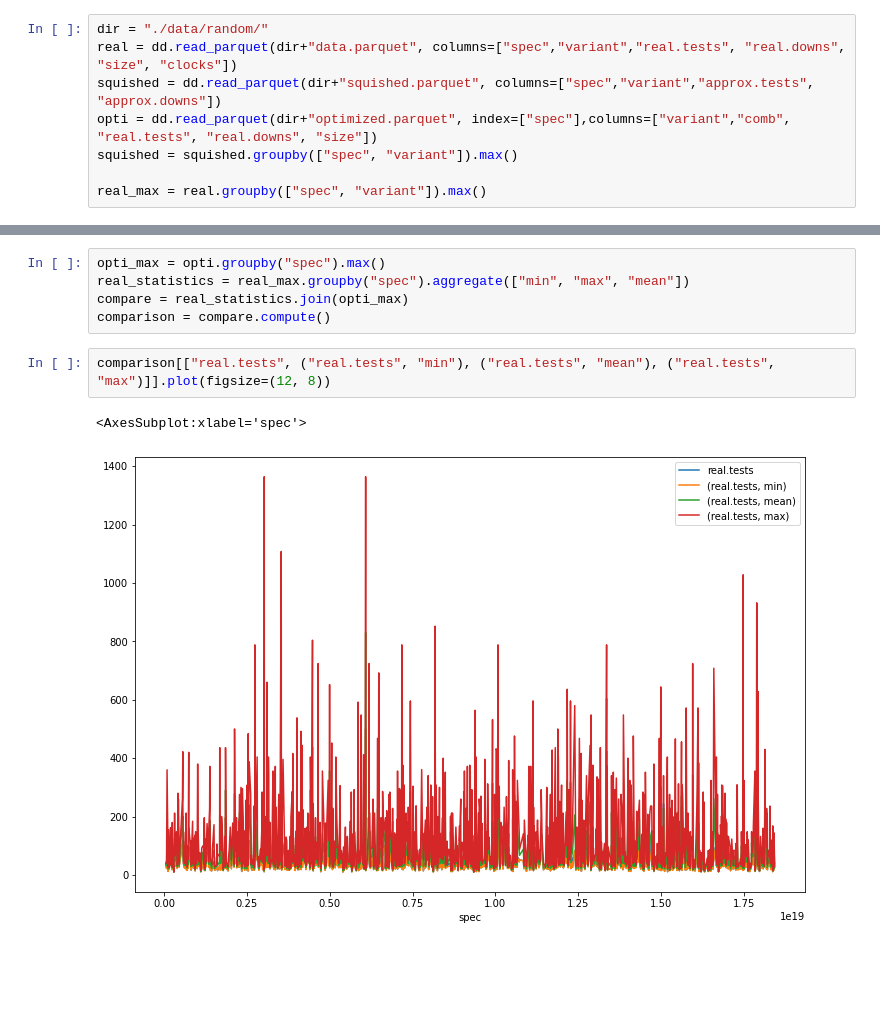
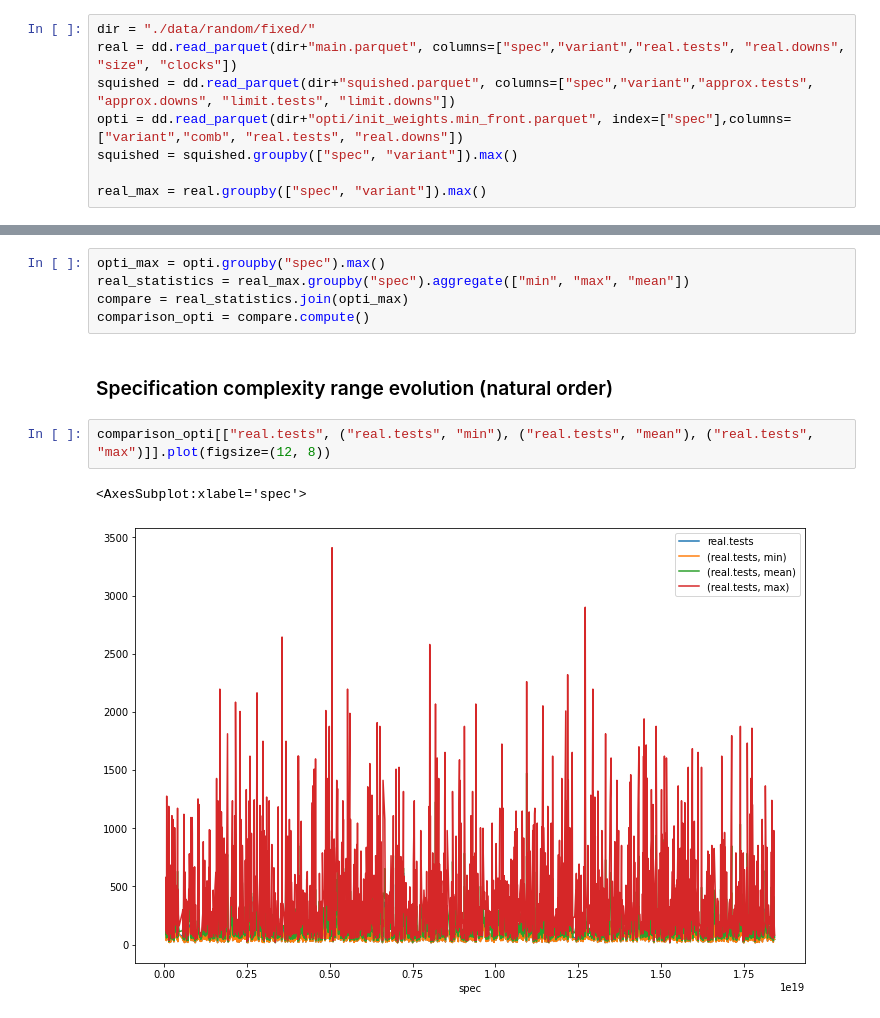
Before and after one commit to PaulRaUnite/ccsl-rs, a Jupyter notebook: plotter/comparison.ipynb, the cells around one changed output, grey strips where cells are left out. Cells and saved outputs as stored; diff of their text form; blank space fills up the shorter version.

```diff
--- a/plotter/comparison.ipynb
+++ b/plotter/comparison.ipynb
@@ -3,10 +6,10 @@ import dask.dataframe as dd
 from IPython.core.interactiveshell import InteractiveShell
 InteractiveShell.ast_node_interactivity = "all"
 # %%
-dir = "./data/random/"
-real = dd.read_parquet(dir+"data.parquet", columns=["spec","variant","real.tests", "real.downs", "size", "clocks"])
-squished = dd.read_parquet(dir+"squished.parquet", columns=["spec","variant","approx.tests", "approx.downs"])
-opti = dd.read_parquet(dir+"optimized.parquet", index=["spec"],columns=["variant","comb", "real.tests", "real.downs", "size"])
+dir = "./data/random/fixed/"
+real = dd.read_parquet(dir+"main.parquet", columns=["spec","variant","real.tests", "real.downs", "size", "clocks"])
+squished = dd.read_parquet(dir+"squished.parquet", columns=["spec","variant","approx.tests", "approx.downs", "limit.tests", "limit.downs"])
+opti = dd.read_parquet(dir+"opti/init_weights.min_front.parquet", index=["spec"],columns=["variant","comb", "real.tests", "real.downs"])
 squished = squished.groupby(["spec", "variant"]).max()
 
 real_max = real.groupby(["spec", "variant"]).max()
@@ -27,9 +52,11 @@ comparison_squished = comparison_squished.sort_values("clocks")
 opti_max = opti.groupby("spec").max()
 real_statistics = real_max.groupby("spec").aggregate(["min", "max", "mean"])
 compare = real_statistics.join(opti_max)
-comparison = compare.compute()
+comparison_opti = compare.compute()
+# %% [markdown]
+### Specification complexity range evolution (natural order)
 # %%
-comparison[["real.tests", ("real.tests", "min"), ("real.tests", "mean"), ("real.tests", "max")]].plot(figsize=(12, 8))
+comparison_opti[["real.tests", ("real.tests", "min"), ("real.tests", "mean"), ("real.tests", "max")]].plot(figsize=(12, 8))
 # %% [output]
 <AxesSubplot:xlabel='spec'>
-[figure, old version]
+[figure, new version]
```
Also changed, not shown: parts of 66 cells of this notebook, 7 other files.
